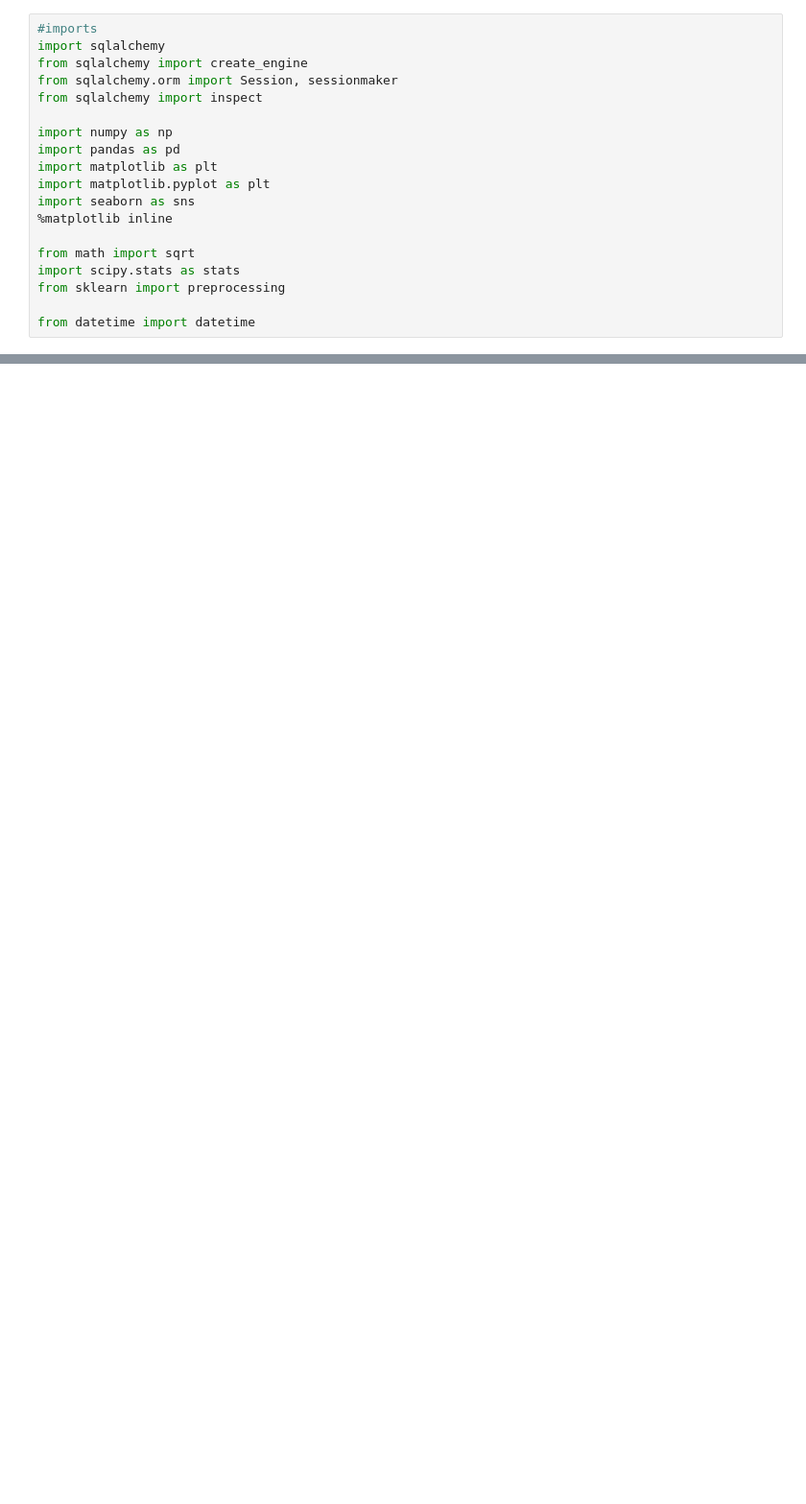
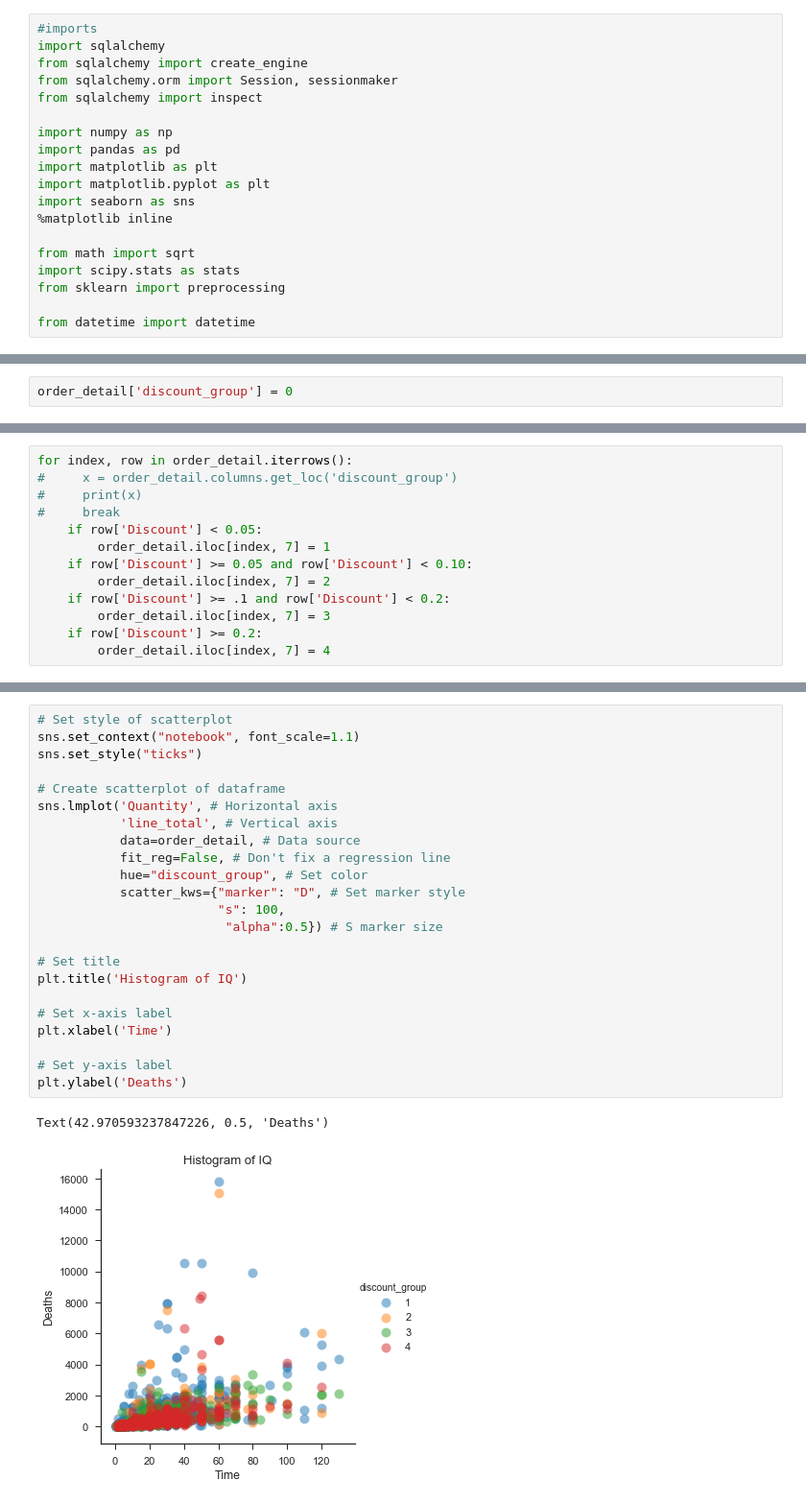
Before and after one commit to giorosati/dsc-2-final-project-online-ds-pt-100118, a Jupyter notebook: northwind_v3.ipynb, the cells around one changed output, grey strips where cells are left out. Shown at 96% size. Cells and saved outputs as stored; diff of their text form; blank space fills up the shorter version.

```diff
--- a/northwind_v3.ipynb
+++ b/northwind_v3.ipynb
@@ -34,0 +372,2 @@ session = Session()
+# %%
+order_detail['discount_group'] = 0
@@ -34,0 +383,13 @@ session = Session()
+# %%
+for index, row in order_detail.iterrows():
+#     x = order_detail.columns.get_loc('discount_group')
+#     print(x)
+#     break
+    if row['Discount'] < 0.05:
+        order_detail.iloc[index, 7] = 1
+    if row['Discount'] >= 0.05 and row['Discount'] < 0.10:
+        order_detail.iloc[index, 7] = 2
+    if row['Discount'] >= .1 and row['Discount'] < 0.2:
+        order_detail.iloc[index, 7] = 3
+    if row['Discount'] >= 0.2:
+        order_detail.iloc[index, 7] = 4
@@ -34,0 +416,26 @@ session = Session()
+# %%
+# Set style of scatterplot
+sns.set_context("notebook", font_scale=1.1)
+sns.set_style("ticks")
+
+# Create scatterplot of dataframe
+sns.lmplot('Quantity', # Horizontal axis
+           'line_total', # Vertical axis
+           data=order_detail, # Data source
+           fit_reg=False, # Don't fix a regression line
+           hue="discount_group", # Set color
+           scatter_kws={"marker": "D", # Set marker style
+                        "s": 100,
+                         "alpha":0.5}) # S marker size
+
+# Set title
+plt.title('Histogram of IQ')
+
+# Set x-axis label
+plt.xlabel('Time')
+
+# Set y-axis label
+plt.ylabel('Deaths')
+# %% [output]
+Text(42.970593237847226, 0.5, 'Deaths')
+[figure, added]
```
Also changed, not shown: parts of 44 cells of this notebook, 1 other file.
